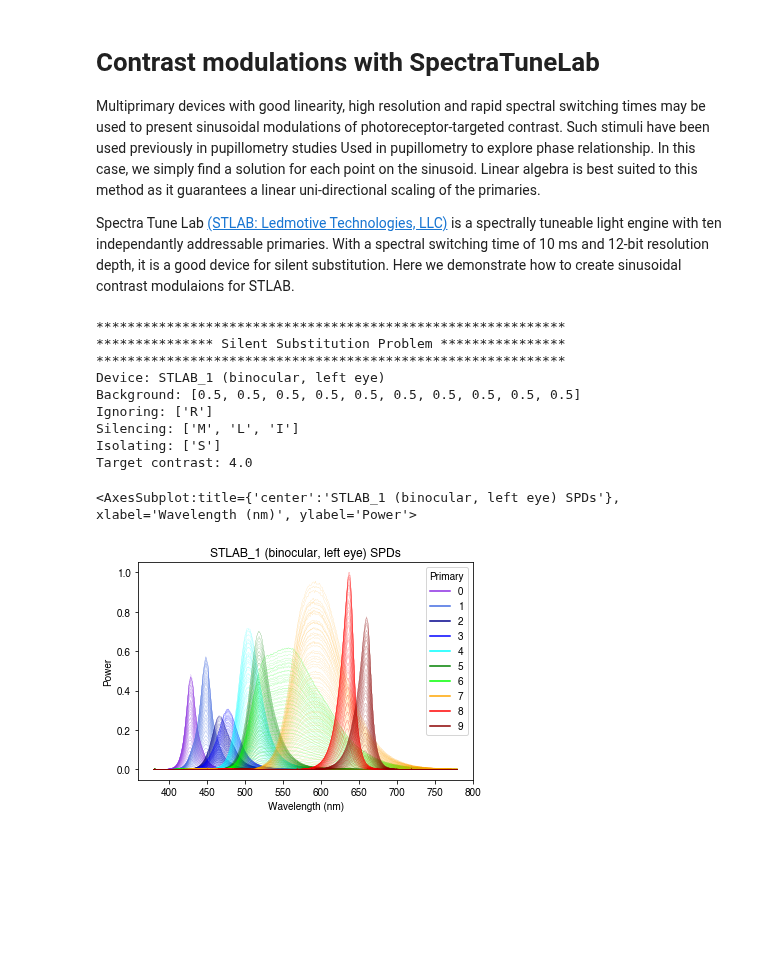
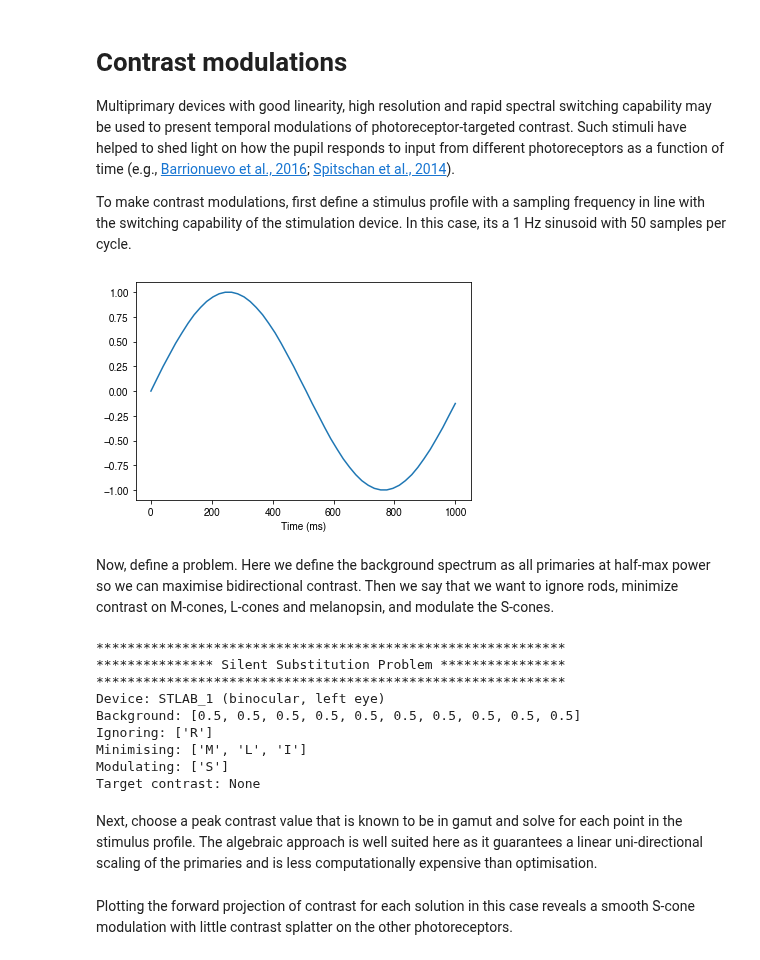
Before and after one commit to PySilentSubstitution/pysilsub, a Jupyter notebook: docs/source/05c_contrast_modulations.ipynb, the cells around one changed output. Drawn from its saved outputs; the diff is of its cells as text; code cells hidden in the pictures; blank space fills up the shorter version.

```diff
--- a/docs/source/05c_contrast_modulations.ipynb
+++ b/docs/source/05c_contrast_modulations.ipynb
@@ -1,20 +1,39 @@
 # %% [markdown]
-Contrast modulations with SpectraTuneLab
-========================================
+Contrast modulations
+====================
 
-Multiprimary devices with good linearity, high resolution and rapid spectral switching times may be used to present sinusoidal modulations of photoreceptor-targeted contrast. Such stimuli have been used previously in pupillometry studies Used in pupillometry to explore phase relationship. In this case, we simply find a solution for each point on the sinusoid. Linear algebra is best suited to this method as it guarantees a linear uni-directional scaling of the primaries.
+Multiprimary devices with good linearity, high resolution and rapid spectral switching capability may be used to present temporal modulations of photoreceptor-targeted contrast. Such stimuli have helped to shed light on how the pupil responds to input from different photoreceptors as a function of time (e.g., [Barrionuevo et al., 2016](https://jov.arvojournals.org/article.aspx?articleid=2565122); [Spitschan et al., 2014](https://www.pnas.org/doi/10.1073/pnas.1400942111)).
 
-Spectra Tune Lab [(STLAB: Ledmotive Technologies, LLC)](https://ledmotive.com/) is a spectrally tuneable light engine with ten independantly addressable primaries. With a spectral switching time of 10 ms and 12-bit resolution depth, it is a good device for silent substitution. Here we demonstrate how to create sinusoidal contrast modulaions for STLAB.
+To make contrast modulations, first define a stimulus profile with a sampling frequency in line with the switching capability of the stimulation device. In this case, its a 1 Hz sinusoid with 50 samples per cycle.
+# %%
+import numpy as np
+import pandas as pd
+import matplotlib.pyplot as plt
+
+def sinusoid_modulation(f, duration, Fs=50):
+    """Generate a sinusoidal waveform"""
+    x = np.arange(duration * Fs)
+    return np.sin(2 * np.pi * f * x / Fs)
+
+stimulus_profile = sinusoid_modulation(1, 1)
+time = np.linspace(0, 1000, 50).astype('int')
+
+plt.plot(time, stimulus_profile)
+plt.xlabel('Time (ms)');
+# %% [output]
+[figure, added]
+# %% [markdown]
+Now, define a problem. Here we define the background spectrum as all primaries at half-max power so we can maximise bidirectional contrast. Then we say that we want to ignore rods, minimize contrast on M-cones, L-cones and melanopsin, and modulate the S-cones.
 # %%
 from pysilsub.problem import SilentSubstitutionProblem as SSP
 
+# Load some example data for a 10-primary system
 ssp = SSP.from_json('../../data/STLAB_1_York.json')
 
+ssp.background = [.5] * ssp.nprimaries
 ssp.ignore = ['R']
-ssp.silence = ['M', 'L', 'I']
-ssp.isolate = ['S']
-ssp.target_contrast = 4.
-ssp.background = [.5] * 10
+ssp.minimize = ['M', 'L', 'I']
+ssp.modulate = ['S']
 ssp.print_problem()
 # %% [output]
 ************************************************************
@@ -23,13 +42,17 @@ ssp.print_problem()
 Device: STLAB_1 (binocular, left eye)
 Background: [0.5, 0.5, 0.5, 0.5, 0.5, 0.5, 0.5, 0.5, 0.5, 0.5]
 Ignoring: ['R']
-Silencing: ['M', 'L', 'I']
-Isolating: ['S']
-Target contrast: 4.0
+Minimising: ['M', 'L', 'I']
+Modulating: ['S']
+Target contrast: None
+# %% [markdown]
+Next, choose a peak contrast value that is known to be in gamut and solve for each point in the stimulus profile. The algebraic approach is well suited here as it guarantees a linear uni-directional scaling of the primaries and is less computationally expensive than optimisation.
 # %%
-ssp.spds = ssp.spds.div(ssp.spds.max().max())
-ssp.plot_spds()
+peak_contrast = .2  # Known to be within gamut
+solutions = []
+for point in stimulus_profile:
+    ssp.target_contrast = point * peak_contrast
+    solutions.append(ssp.linalg_solve())
-# %% [output]
-<AxesSubplot:title={'center':'STLAB_1 (binocular, left eye) SPDs'}, xlabel='Wavelength (nm)', ylabel='Power'>
-[figure, removed]
+# %% [markdown]
+Plotting the forward projection of contrast for each solution in this case reveals a smooth S-cone modulation with little contrast splatter on the other photoreceptors.
 # %%
```
Also changed, not shown: parts of 10 cells of this notebook, 20 other files.
